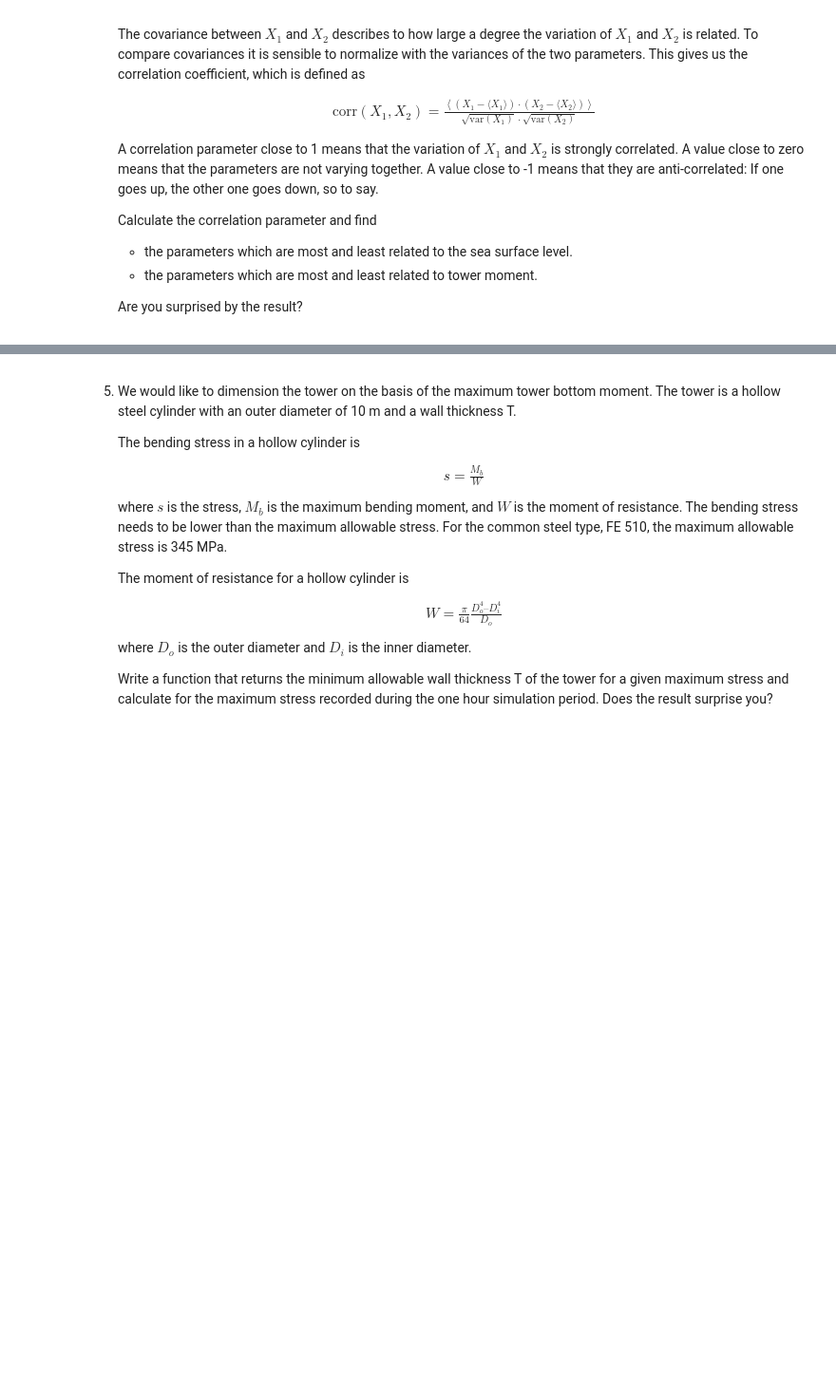
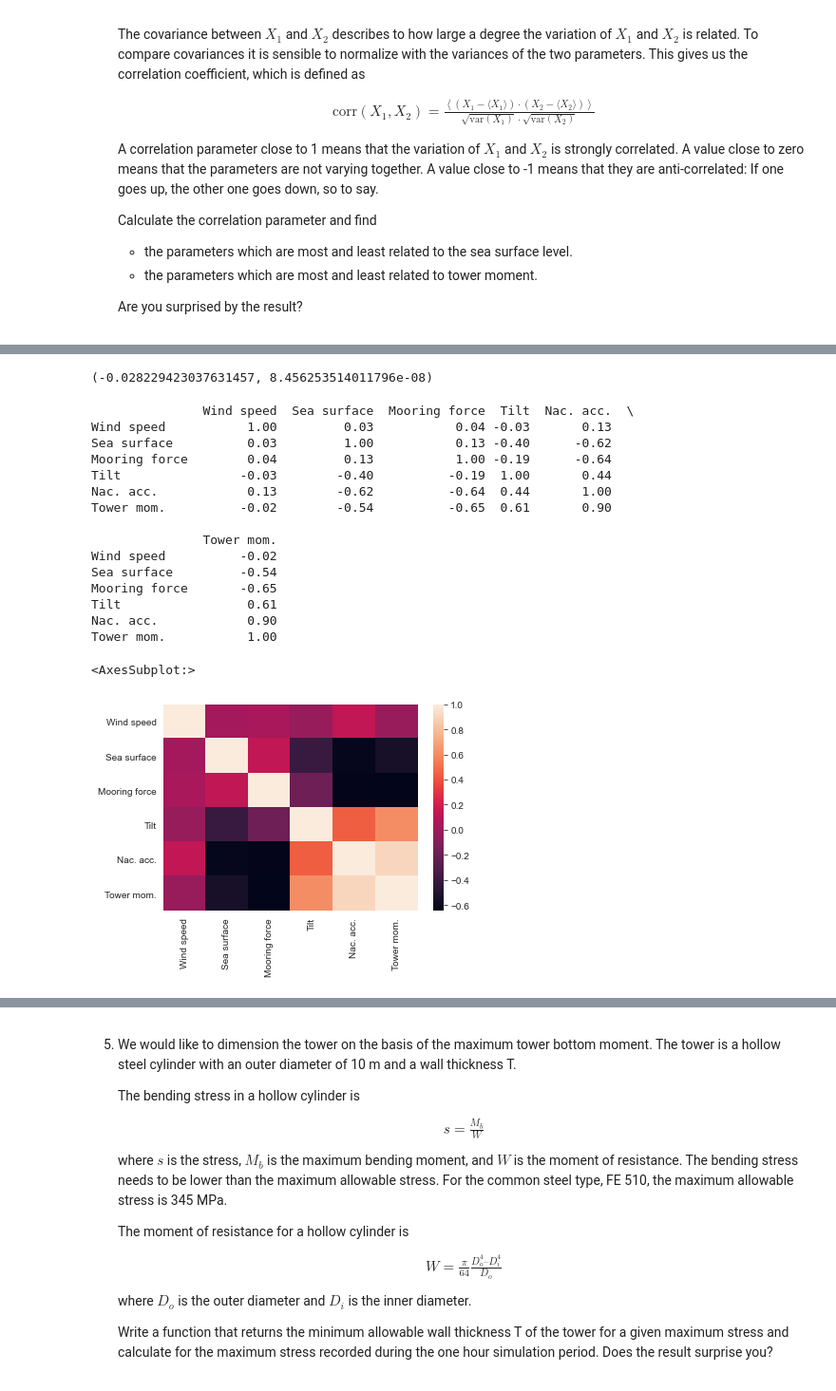
Before and after one commit to smilex555/phys718-hwp, a Jupyter notebook: project1-test/Project_1_Floating_Wind_Turbine_students.ipynb, the cells around one changed output, grey strips where cells are left out. Shown at 95% size. Saved outputs shown, nothing was run; the diff lists cells and outputs as text; code cells hidden in the pictures; blank space fills up the shorter version.

```diff
--- a/project1-test/Project_1_Floating_Wind_Turbine_students.ipynb
+++ b/project1-test/Project_1_Floating_Wind_Turbine_students.ipynb
@@ -218,3 +445,30 @@ Does any of the datasets seem completely uncorrelated with the others?
+# %%
+print(stats.pearsonr(windSpeed, tilt))
+# %% [output]
+(-0.028229423037631457, 8.456253514011796e-08)
+# %%
+dataquantities = data.loc[:,data.columns != 'Time']
+correlationnn = dataquantities.corr()
+print(round(correlationnn, 2))
+sns.heatmap(correlationnn)
+# %% [output]
+               Wind speed  Sea surface  Mooring force  Tilt  Nac. acc.  \
+Wind speed           1.00         0.03           0.04 -0.03       0.13
+Sea surface          0.03         1.00           0.13 -0.40      -0.62
+Mooring force        0.04         0.13           1.00 -0.19      -0.64
+Tilt                -0.03        -0.40          -0.19  1.00       0.44
+Nac. acc.            0.13        -0.62          -0.64  0.44       1.00
+Tower mom.          -0.02        -0.54          -0.65  0.61       0.90
+
+               Tower mom.
+Wind speed          -0.02
+Sea surface         -0.54
+Mooring force       -0.65
+Tilt                 0.61
+Nac. acc.            0.90
+Tower mom.           1.00
+<AxesSubplot:>
+[figure, added]
 # %% [markdown]
 4. In exercise 1 we found the minima and maxima of the sea height and we investigated how far apart the deepest through and the highest peak were.
     In stability analysis the maximal values are not always of immediate interest, because these values may only appear very far apart in time. Instead it may be more interesting to consider how many small cycles some parameter performs.
```
Also changed, not shown: parts of 10 cells of this notebook.
